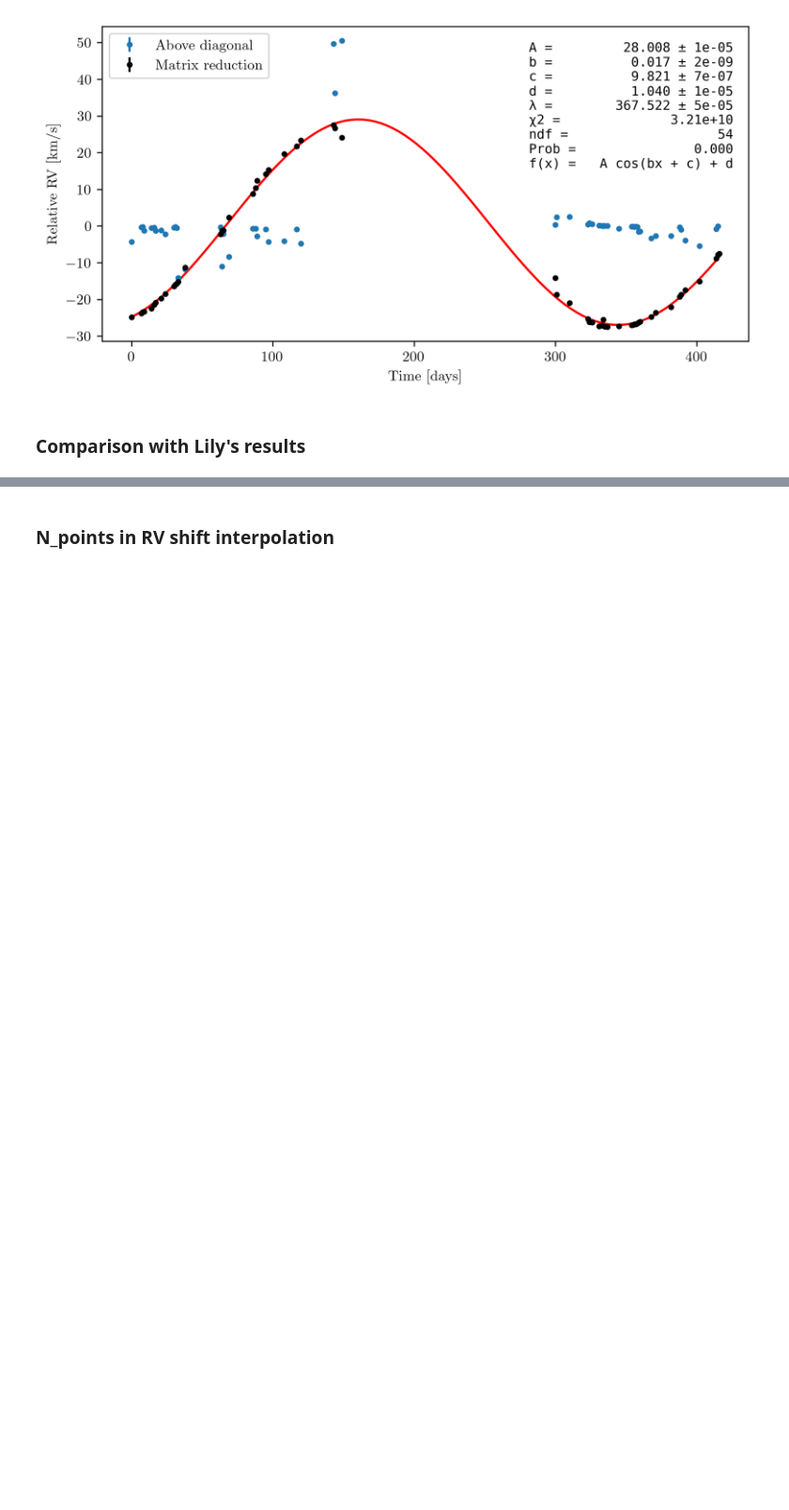
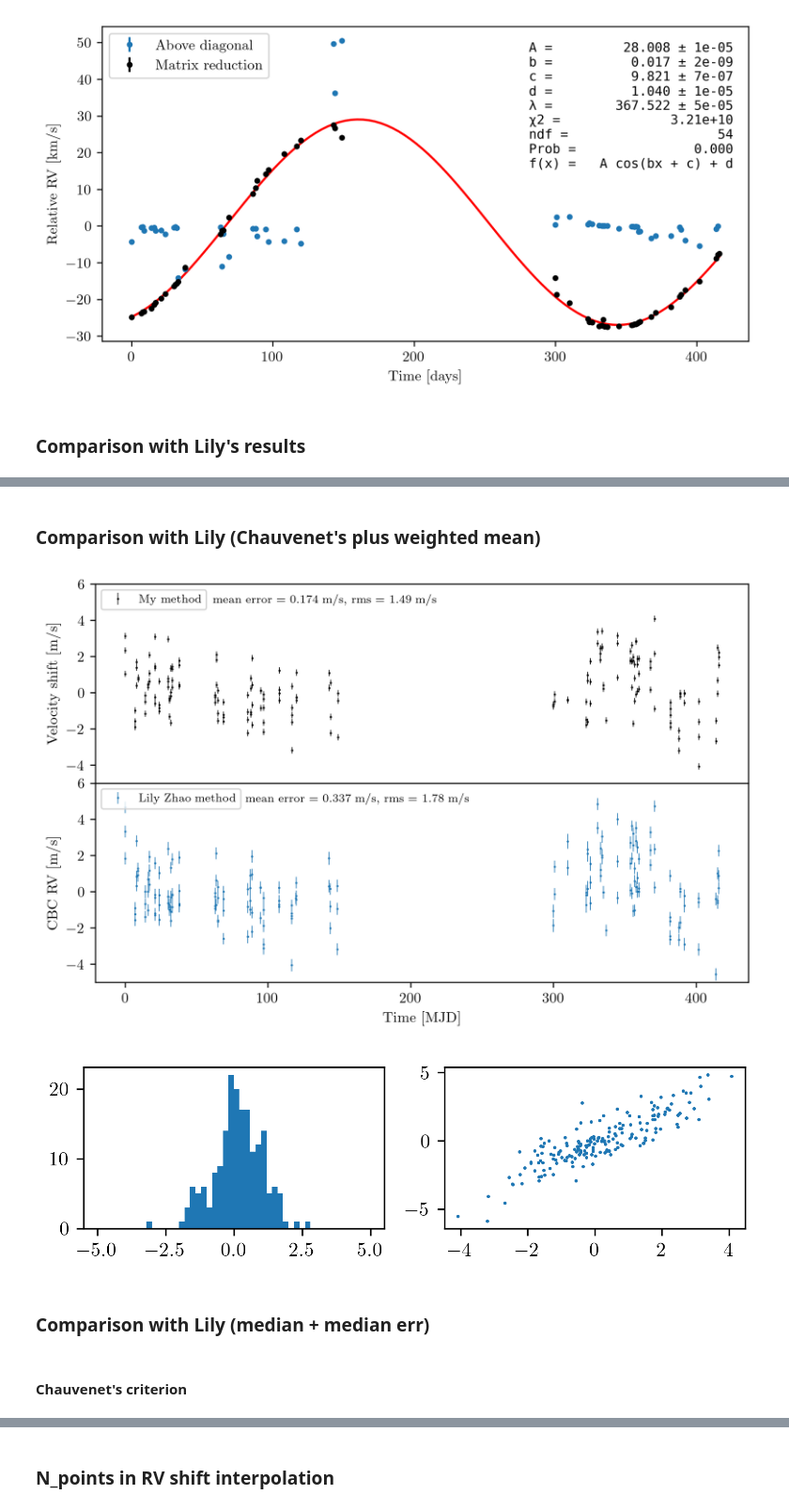
Before and after one commit to Harteg/bachelor-project, a Jupyter notebook: rv_plots.ipynb, the cells around one changed output, grey strips where cells are left out. Shown at 94% size. Cells and saved outputs as stored; diff of their text form; code cells hidden in the pictures; blank space fills up the shorter version.

```diff
--- a/rv_plots.ipynb
+++ b/rv_plots.ipynb
@@ -167,0 +176,17 @@ fig.subplots_adjust(wspace=0, hspace=0)
+# %% [markdown]
+### Comparison with Lily (Chauvenet's plus weighted mean)
+# %%
+file = "lily_data_results/all_features_match2_all_files_34411_ms_bary.npy"
+result, coords = np.load(file, allow_pickle=True)
+filter_result = remove_outliers_from_result_with_chauvenet(result)
+matrix = parse_matrix_results(filter_result, coords, median_err=True, use_median=True)
+m, final_shifts, final_shifts_err, days = matrix_reduce(*matrix, path=SPECTRA_PATH_34411, plot=False, with_date_duplicates=True)
+# %%
+plot_compare_lily(final_shifts, final_shifts_err, days)
+# %% [output]
+[figure, added]
+[figure, added]
+# %% [markdown]
+### Comparison with Lily (median + median err)
+# %% [markdown]
+#### Chauvenet's criterion
```
Also changed, not shown: parts of 7 cells of this notebook, 52 other files.
